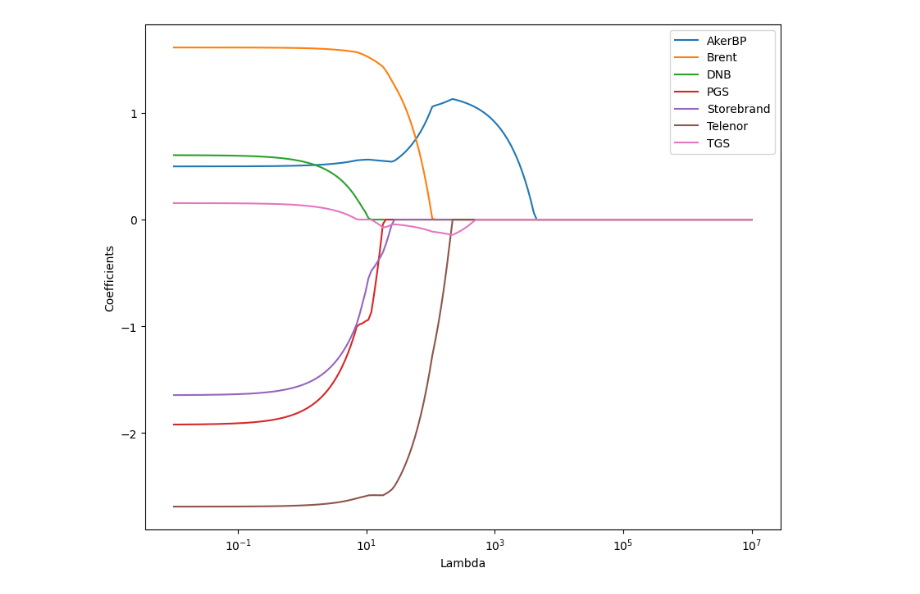
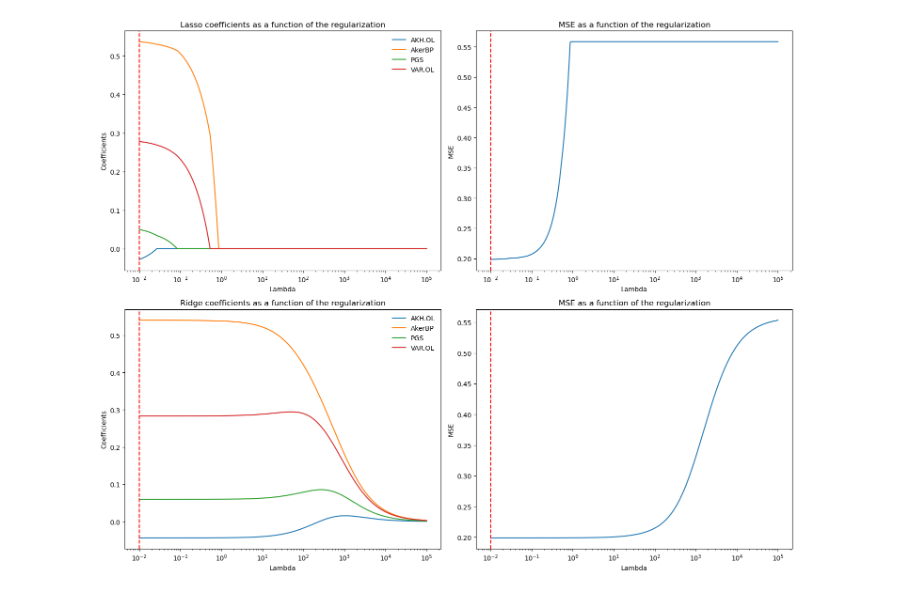
Before and after one commit to jonedamas/master_thesis, a Jupyter notebook: Methods/LASSO.ipynb, the cells around one changed output. Drawn from its saved outputs; the diff is of its cells as text; code cells hidden in the pictures.

```diff
--- a/Methods/LASSO.ipynb
+++ b/Methods/LASSO.ipynb
@@ -8,9 +8,11 @@ from sklearn.linear_model import Lasso
 from sklearn.model_selection import train_test_split
 from sklearn.metrics import mean_squared_error
 # %%
-tickers = ['EQNR.OL', 'BZ=F', 'DNB.OL', 'AKRBP.OL', 'STB.OL', 'TEL.OL', 'TGS.OL', 'PGS.OL']
+tickers = ['EQNR.OL', 'VAR.OL', 'AKRBP.OL', 'AKH.OL', 'PGS.OL']
 
 df = yf.download(tickers, period='5Y')['Adj Close'].dropna()
+
+df = np.log(df).diff().dropna()
 
 df = df.rename(columns={'EQNR.OL': 'Equinor', 'BZ=F': 'Brent', 'DNB.OL': 'DNB', 'AKRBP.OL': 'AkerBP', 'STB.OL': 'Storebrand', 'TEL.OL': 'Telenor', 'TGS.OL': 'TGS', 'PGS.OL': 'PGS'})
 
@@ -18,20 +20,77 @@ df = df.rename(columns={'EQNR.OL': 'Equinor', 'BZ=F': 'Brent', 'DNB.OL': 'DNB',
 X = df.drop(columns=['Equinor'])
 y = df['Equinor']
 
+# scale data
+X = (X - X.mean()) / X.std()
+y = (y - y.mean()) / y.std()
+
 X_train, X_test, y_train, y_test = train_test_split(X, y, test_size=0.2, shuffle=False)
 
-lamdas = 10**np.linspace(-2, 7, 200)
+lamdas = np.logspace(-2, 5, 500)
 
-coefs = []
+coefs_lasso = []
+CV_MSE_lasso = []
+
+coefs_ridge = []
+CV_MSE_ridge = []
+
 for i in lamdas:
     lasso = Lasso(alpha=i, max_iter=10000)
     lasso.fit(X_train, y_train)
-    coefs.append(lasso.coef_)
+    coefs_lasso.append(lasso.coef_)
+    CV_MSE_lasso.append(mean_squared_error(y_test, lasso.predict(X_test)))
 
-plt.figure(figsize=(10, 8))
-plt.plot(lamdas, coefs)
-plt.xscale('log')
-plt.xlabel('Lambda')
-plt.ylabel('Coefficients')
-plt.legend(X.columns)
+    ridge = Ridge(alpha=i)
+    ridge.fit(X_train, y_train)
+    coefs_ridge.append(ridge.coef_)
+    CV_MSE_ridge.append(mean_squared_error(y_test, ridge.predict(X_test)))
+
+
+fig, axs = plt.subplots(2, 2, figsize=(15, 12))
+
+axs[0, 0].plot(lamdas, coefs_lasso)
+axs[0, 0].set_xscale('log')
+axs[0, 0].set_xlabel('Lambda')
+axs[0, 0].set_ylabel('Coefficients')
+axs[0, 0].legend(X.columns, frameon=False)
+axs[0, 0].set_title('Lasso coefficients as a function of the regularization')
+axs[0, 0].axvline(lamdas[np.argmin(CV_MSE_lasso)], color='red', linestyle='--', label='Lambda with lowest MSE')
+
+axs[0, 1].plot(lamdas, CV_MSE_lasso)
+axs[0, 1].set_xscale('log')
+axs[0, 1].set_xlabel('Lambda')
+axs[0, 1].set_ylabel('MSE')
+axs[0, 1].set_title('MSE as a function of the regularization')
+axs[0, 1].axvline(lamdas[np.argmin(CV_MSE_lasso)], color='red', linestyle='--', label='Lambda with lowest MSE')
+
+# get coefficients for the best lambda
+lasso = Lasso(alpha=lamdas[np.argmin(CV_MSE_lasso)], max_iter=10000)
+lasso.fit(X_train, y_train)
+display(pd.DataFrame(lasso.coef_, X.columns, columns=['Coefficients']))
+print('Intercept for the best lambda:', lasso.intercept_)
+print('MSE for the best lambda:', mean_squared_error(y_test, lasso.predict(X_test)))
+
+axs[1, 0].plot(lamdas, coefs_ridge)
+axs[1, 0].set_xscale('log')
+axs[1, 0].set_xlabel('Lambda')
+axs[1, 0].set_ylabel('Coefficients')
+axs[1, 0].legend(X.columns, frameon=False)
+axs[1, 0].set_title('Ridge coefficients as a function of the regularization')
+axs[1, 0].axvline(lamdas[np.argmin(CV_MSE_ridge)], color='red', linestyle='--', label='Lambda with lowest MSE')
+
+axs[1, 1].plot(lamdas, CV_MSE_ridge)
+axs[1, 1].set_xscale('log')
+axs[1, 1].set_xlabel('Lambda')
+axs[1, 1].set_ylabel('MSE')
+axs[1, 1].set_title('MSE as a function of the regularization')
+axs[1, 1].axvline(lamdas[np.argmin(CV_MSE_ridge)], color='red', linestyle='--', label='Lambda with lowest MSE')
+
+# get coefficients for the best lambda
+ridge = Lasso(alpha=lamdas[np.argmin(CV_MSE_ridge)], max_iter=10000)
+ridge.fit(X_train, y_train)
+display(pd.DataFrame(ridge.coef_, X.columns, columns=['Coefficients']))
+print('Intercept for the best lambda:', ridge.intercept_)
+print('MSE for the best lambda:', mean_squared_error(y_test, ridge.predict(X_test)))
+
+fig.tight_layout()
 # %% [output]
@@ -40 +112 @@ plt.legend(X.columns)
-[figure, old version]
+[figure, new version]
```
Also changed, not shown: parts of 2 cells of this notebook, 13 other files.
